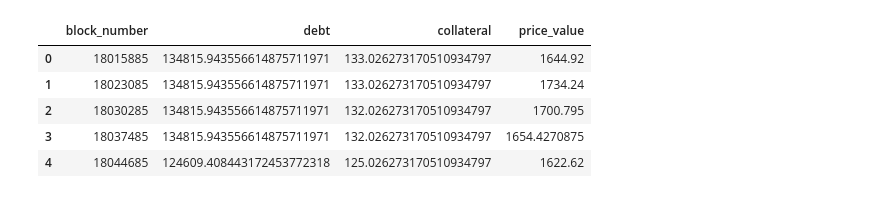
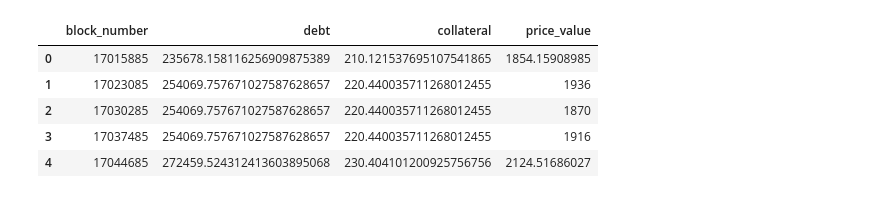
Before and after one commit to tarunsintern/touchstone, a Jupyter notebook: simulations/value_at_risk.ipynb, the cells around one changed output. Cells and saved outputs as stored; diff of their text form; code cells hidden in the pictures.

```diff
--- a/simulations/value_at_risk.ipynb
+++ b/simulations/value_at_risk.ipynb
@@ -25,41 +25,41 @@ df_columns = ['block_number', 'debt', 'collateral',  'price_value']
 # dataframe = pd.DataFrame(columns=df_columns)
 data_rows = []
 
-days = 30
+days = 365
 for i in range(days):
-    block_number = 18015885 + i * 300 * 24
+    block_number = 17015885 + i * 300 * 24
 
     # Variables to be passed to the query
     variables = {
         "vaultId": "0x655e761c941cdbae43514f65e57865f9bc3f54ab-ETH-A",
         "blockNumber": block_number
     }
 
 
     r = requests.post(maker_subgraph_url, json={'query': get_maker_vault_query, 'variables': variables})
     vault_data = r.json()
 
     # Check if the response contains data
     if 'data' in vault_data and 'vaults' in vault_data['data'] and len(vault_data['data']['vaults']) > 0:
         # Extract the data for the DataFrame
         for vault in vault_data['data']['vaults']:
             row = {
                 'block_number': block_number,
                 'debt': vault['debt'],
                 'collateral': vault['collateral'],
                 'price_value': vault['collateralType']['price']['value'],
             }
             data_rows.append(row)
 
 df = pd.DataFrame(data_rows, columns=df_columns)
 df.head()
 # %% [output]
 |  | block_number | debt | collateral | price_value |
-| 0 | 18015885 | 134815.943556614875711971 | 133.026273170510934797 | 1644.92 |
-| 1 | 18023085 | 134815.943556614875711971 | 133.026273170510934797 | 1734.24 |
-| 2 | 18030285 | 134815.943556614875711971 | 132.026273170510934797 | 1700.795 |
-| 3 | 18037485 | 134815.943556614875711971 | 132.026273170510934797 | 1654.4270875 |
-| 4 | 18044685 | 124609.408443172453772318 | 125.026273170510934797 | 1622.62 |
+| 0 | 17015885 | 235678.158116256909875389 | 210.121537695107541865 | 1854.15908985 |
+| 1 | 17023085 | 254069.757671027587628657 | 220.440035711268012455 | 1936 |
+| 2 | 17030285 | 254069.757671027587628657 | 220.440035711268012455 | 1870 |
+| 3 | 17037485 | 254069.757671027587628657 | 220.440035711268012455 | 1916 |
+| 4 | 17044685 | 272459.524312413603895068 | 230.404101200925756756 | 2124.51686027 |
 # %%
 df['price_value'] = df['price_value'].astype(float)
 df['return'] = df['price_value'].pct_change()
```
Also changed, not shown: parts of 4 cells of this notebook, 1 other file.
